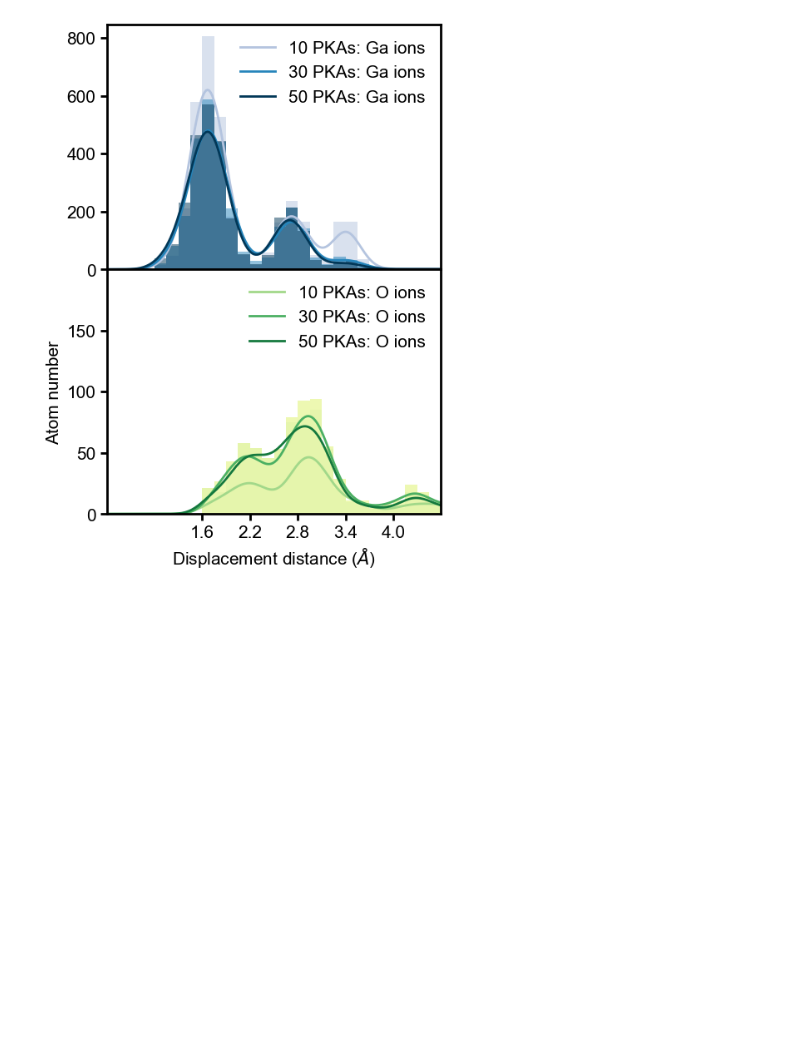
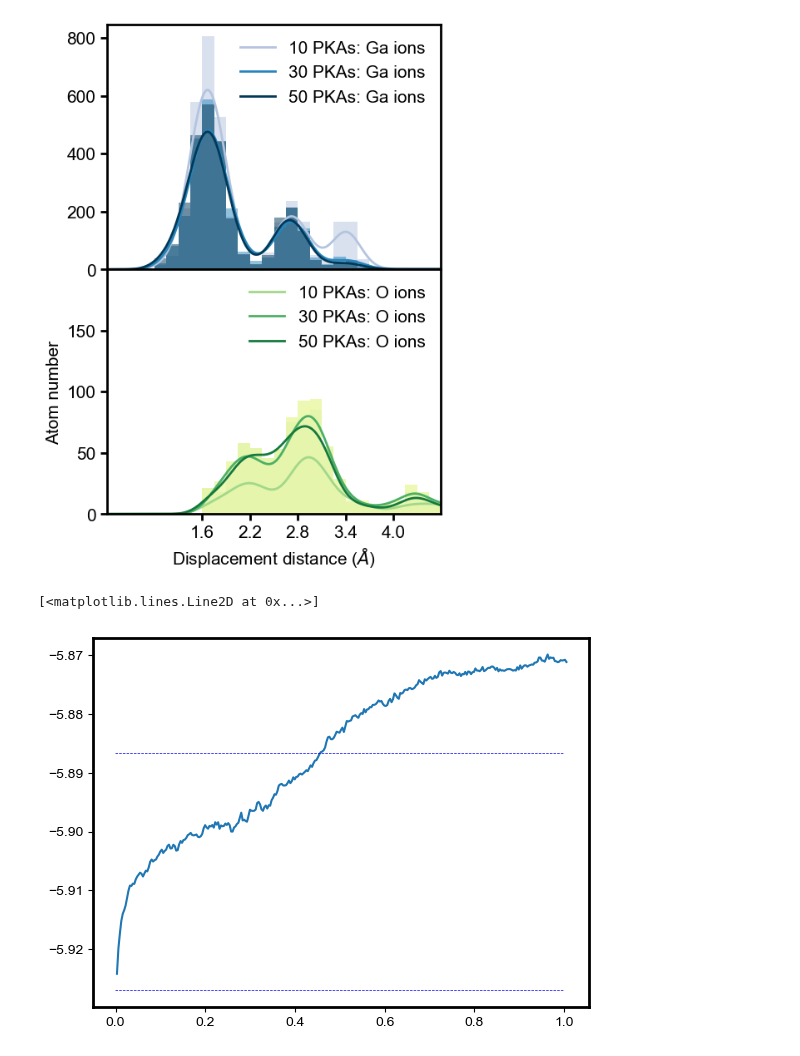
Before and after one commit to HE-RU10/ga2o3, a Jupyter notebook: Overlapping_anneal_msd.ipynb, the cells around one changed output. Drawn from its saved outputs; the diff is of its cells as text; code cells hidden in the pictures; blank space fills up the shorter version.

```diff
--- a/Overlapping_anneal_msd.ipynb
+++ b/Overlapping_anneal_msd.ipynb
@@ -692,6 +693,47 @@ plt.xticks([1.6,2.2,2.8,3.4,4])
   Text(3.4, 0, '3.4'),
   Text(4.0, 0, '4.0')])
 [figure]
+# %%
+path='/Users/ruhe/Desktop/ga2o3/overlapping/overlapping_anneal/1000K_100ps/log_files/anneal_log'
+
+os.chdir(path)
+pka=[i for i in range(10,3130,10) ]
+# Create a new list without '2980', as disc limit the 2980 anneal cannot finish
+pka = [i for i in pka if i != 2980]
+pe=[]
+for i in pka:
+    fout=str(i)+'.log'
+
+    log= pd.read_csv(fout, sep=' ',header=None)
+    log.columns=['step', 'dt', 'press', 'pxx', 'pyy', 'pzz', 'lx', 'ly', 'lz', 'temp', 'v_avol', 'v_ake', 'v_ape']
+    pe_stable=list(log['v_ape'])[-1]
+    pe.append(list(log['v_ape'])[-1])
+    #if pe_stable>-5.86:
+        #print(i,pe_stable)
+
+PE=pd.DataFrame()
+PE['PKA']=pka
+PE['pe']=np.array(pe)
+dpa=np.zeros(len(PE['PKA']))
+for i in range(len(PE['PKA'])):
+    dpa[i]=DPA(1500,PE['PKA'][i],193.294,81920,TDEga2o3)
+PE['DPA']=dpa
+PE.to_csv('pe')
+PE.drop(PE.index[85], inplace=True)
+
+
+
+plt.plot(PE['DPA'],PE['pe'])
+beta=[-485546.0543 /81920 for i in range(2400)]
+gamma=[-1220670.514 /207360 for i in range(2400)]
+#gamma=[-5.88761304 for i in range(2400) ]
+
+
+plt.plot([i/2400 for i in range(2400)],gamma,'--',linewidth=0.5,color='blue')
+plt.plot([i/2400 for i in range(2400)],beta,'--',linewidth=0.5,color='blue')
+# %% [output]
+[<matplotlib.lines.Line2D at 0x...>]
+[figure, added]
 # %%
 plt.rcParams['axes.linewidth'] = 2
 plt.rcParams['axes.edgecolor'] = 'black'
```
Also changed, not shown: parts of 4 cells of this notebook, 3 other files.
